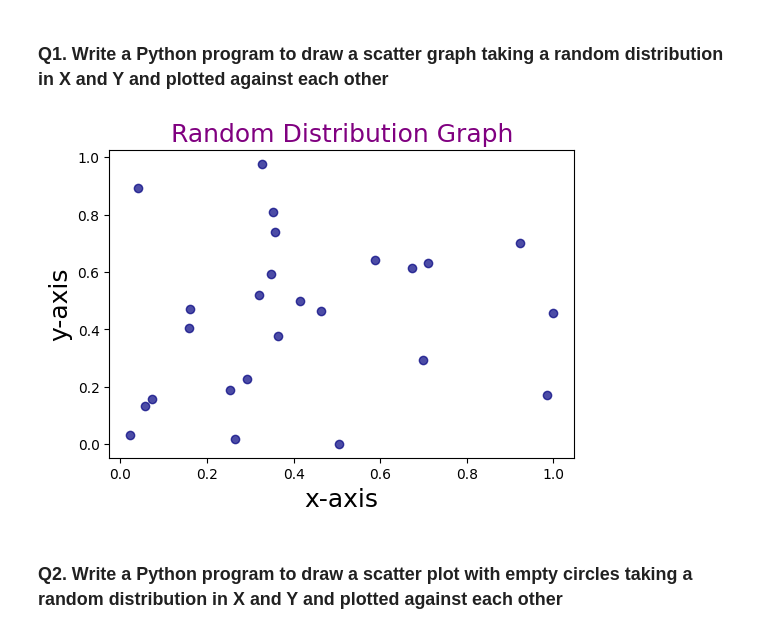
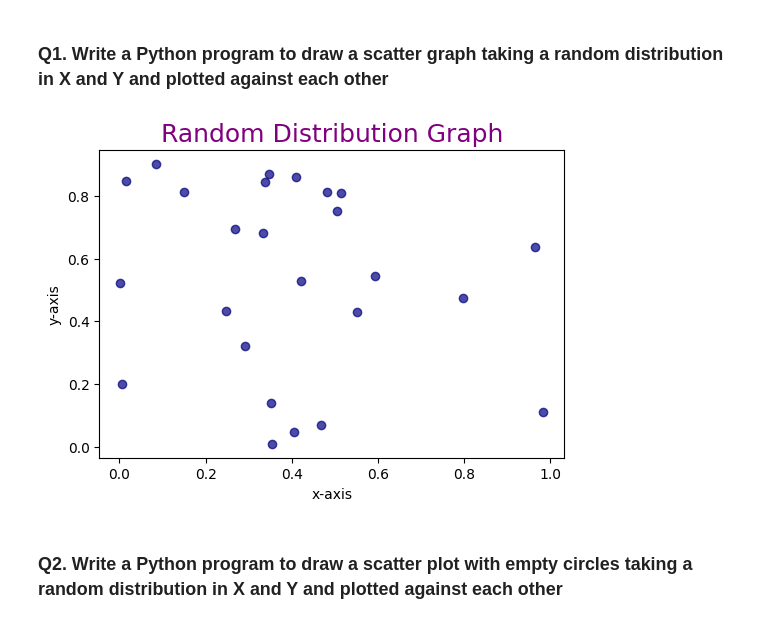
Before and after one commit to Ankitha8105/Python_Libraries, a Jupyter notebook: Matplotlib/scatterplot.ipynb, the cells around one changed output. Saved outputs shown, nothing was run; the diff lists cells and outputs as text; code cells hidden in the pictures.

```diff
--- a/Matplotlib/scatterplot.ipynb
+++ b/Matplotlib/scatterplot.ipynb
@@ -17,36 +17,36 @@ import pandas as pd
 log = logger.logger_init('Q1')
 
 
 def draw_scatter(x,y):
     """
     Description :
         This function is used to  draw a scatter graph taking a random distribution in X and Y and
         plotted against each other
     Parameters :
         x = First Random Distribution List
         y = Second Random Distribution List
     Return :
         It returns Scatterplots
     """
     plt.figure(figsize=(6,4))
     plt.scatter(x,y,color='navy',alpha=0.7,s=36)
 
-    plt.xlabel('x-axis',fontsize=18)
-    plt.ylabel('y-axis',fontsize=18)
+    plt.xlabel('x-axis')
+    plt.ylabel('y-axis')
     plt.title("Random Distribution Graph",fontsize=18,color='purple')
     plt.show()
 
 
 def main():
     x = np.random.rand(25)
     y = np.random.rand(25)
     draw_scatter(x,y)
 
 
 if __name__ == "__main__":
     main()
 # %% [output]
-[figure, old version]
+[figure, new version]
 # %% [markdown]
 ### Q2. Write a Python program to draw a scatter plot with empty circles taking a random distribution in X and Y and plotted against each other
 # %%
```
Also changed, not shown: parts of 2 cells of this notebook.
